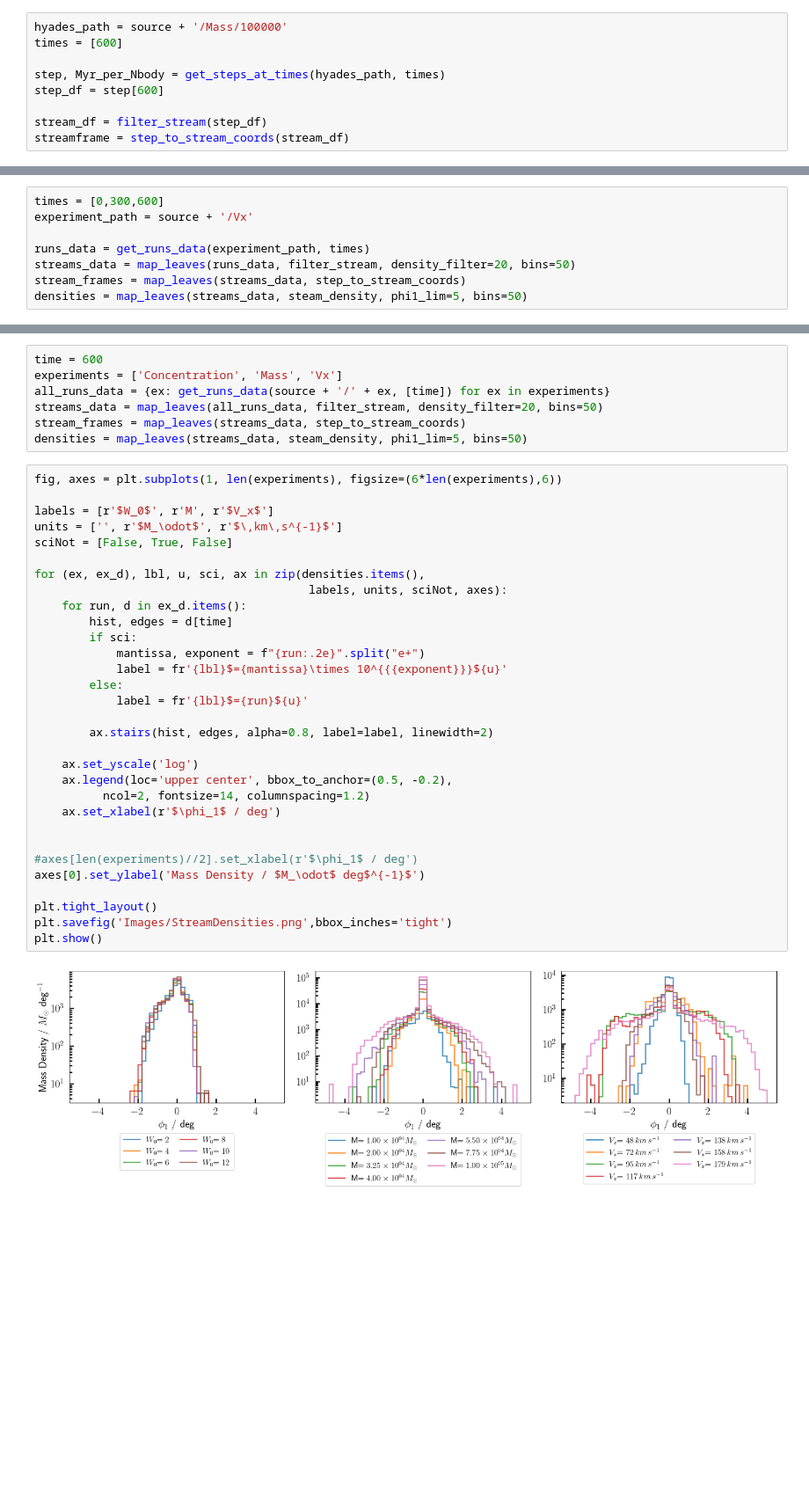
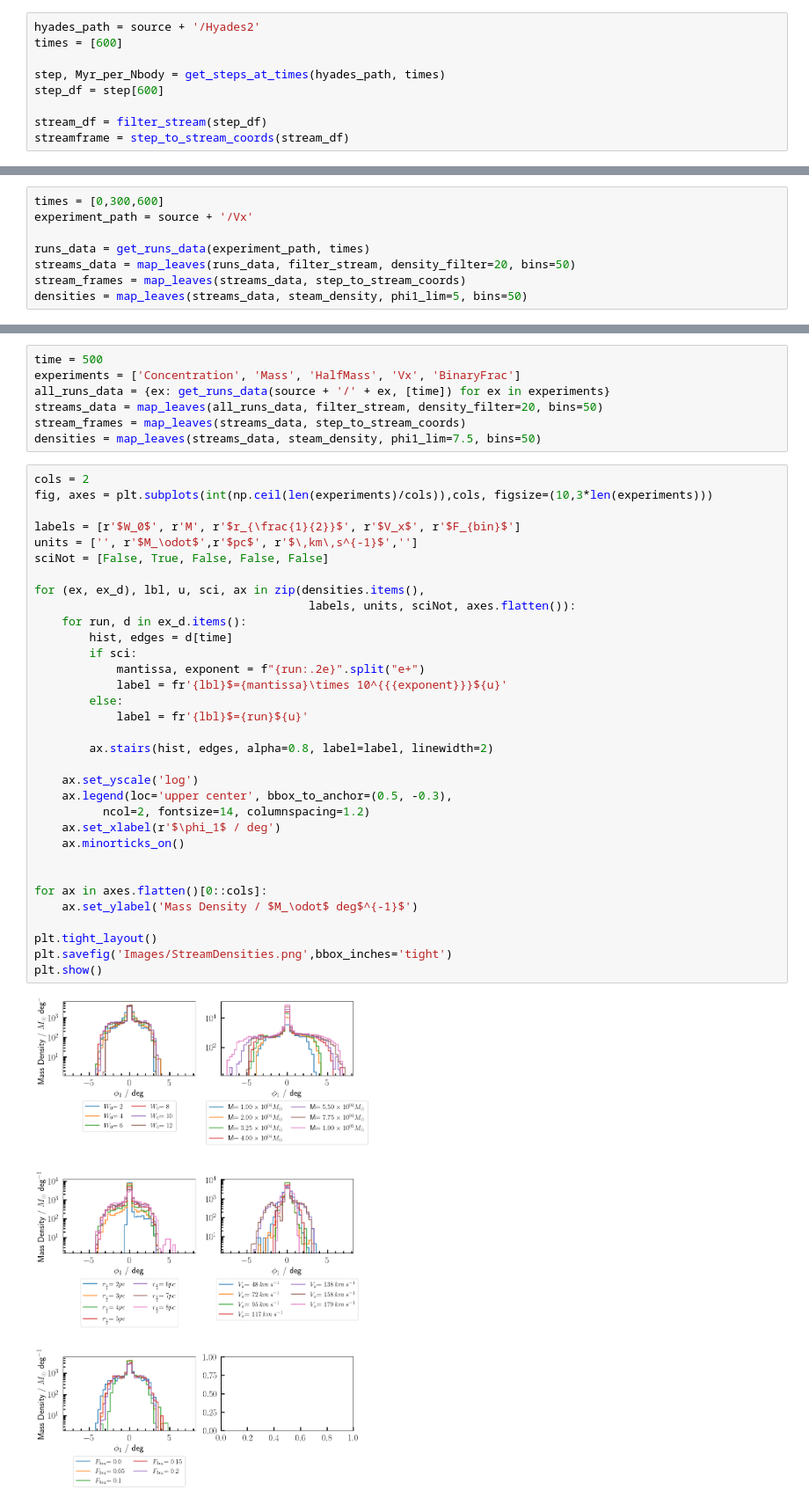
Before and after one commit to RSPicken2/stellar-streams, a Jupyter notebook: Ridgeline.ipynb, the cells around one changed output, grey strips where cells are left out. Shown at 88% size. Cells and saved outputs as stored; diff of their text form; blank space fills up the shorter version.

Commit message:
Add new experiments

```diff
--- a/Ridgeline.ipynb
+++ b/Ridgeline.ipynb
@@ -26,7 +26,7 @@ plotparams.default()
 # %%
 source = '/cosma5/data/durham/dc-pick2/simulations'
 # %%
-hyades_path = source + '/Mass/100000'
+hyades_path = source + '/Hyades2'
 times = [600]
 
 step, Myr_per_Nbody = get_steps_at_times(hyades_path, times)
@@ -274,40 +259,42 @@ plt.show()
 # %%
-time = 600
-experiments = ['Concentration', 'Mass', 'Vx']
+time = 500
+experiments = ['Concentration', 'Mass', 'HalfMass', 'Vx', 'BinaryFrac']
 all_runs_data = {ex: get_runs_data(source + '/' + ex, [time]) for ex in experiments}
 streams_data = map_leaves(all_runs_data, filter_stream, density_filter=20, bins=50)
 stream_frames = map_leaves(streams_data, step_to_stream_coords)
-densities = map_leaves(streams_data, steam_density, phi1_lim=5, bins=50)
+densities = map_leaves(streams_data, steam_density, phi1_lim=7.5, bins=50)
 # %%
-fig, axes = plt.subplots(1, len(experiments), figsize=(6*len(experiments),6))
+cols = 2
+fig, axes = plt.subplots(int(np.ceil(len(experiments)/cols)),cols, figsize=(10,3*len(experiments)))
 
-labels = [r'$W_0$', r'M', r'$V_x$']
-units = ['', r'$M_\odot$', r'$\,km\,s^{-1}$']
-sciNot = [False, True, False]
+labels = [r'$W_0$', r'M', r'$r_{\frac{1}{2}}$', r'$V_x$', r'$F_{bin}$']
+units = ['', r'$M_\odot$',r'$pc$', r'$\,km\,s^{-1}$','']
+sciNot = [False, True, False, False, False]
 
 for (ex, ex_d), lbl, u, sci, ax in zip(densities.items(),
-                                        labels, units, sciNot, axes):
+                                        labels, units, sciNot, axes.flatten()):
     for run, d in ex_d.items():
         hist, edges = d[time]
         if sci:
             mantissa, exponent = f"{run:.2e}".split("e+")
             label = fr'{lbl}$={mantissa}\times 10^{{{exponent}}}${u}'
         else:
             label = fr'{lbl}$={run}${u}'
 
         ax.stairs(hist, edges, alpha=0.8, label=label, linewidth=2)
 
     ax.set_yscale('log')
-    ax.legend(loc='upper center', bbox_to_anchor=(0.5, -0.2),
+    ax.legend(loc='upper center', bbox_to_anchor=(0.5, -0.3),
           ncol=2, fontsize=14, columnspacing=1.2)
     ax.set_xlabel(r'$\phi_1$ / deg')
+    ax.minorticks_on()
 
 
-#axes[len(experiments)//2].set_xlabel(r'$\phi_1$ / deg')
-axes[0].set_ylabel('Mass Density / $M_\odot$ deg$^{-1}$')
+for ax in axes.flatten()[0::cols]:
+    ax.set_ylabel('Mass Density / $M_\odot$ deg$^{-1}$')
 
 plt.tight_layout()
 plt.savefig('Images/StreamDensities.png',bbox_inches='tight')
 plt.show()
 # %% [output]
-[figure, old version]
+[figure, new version]
```
Also changed, not shown: parts of 9 cells of this notebook, 4 other files.
